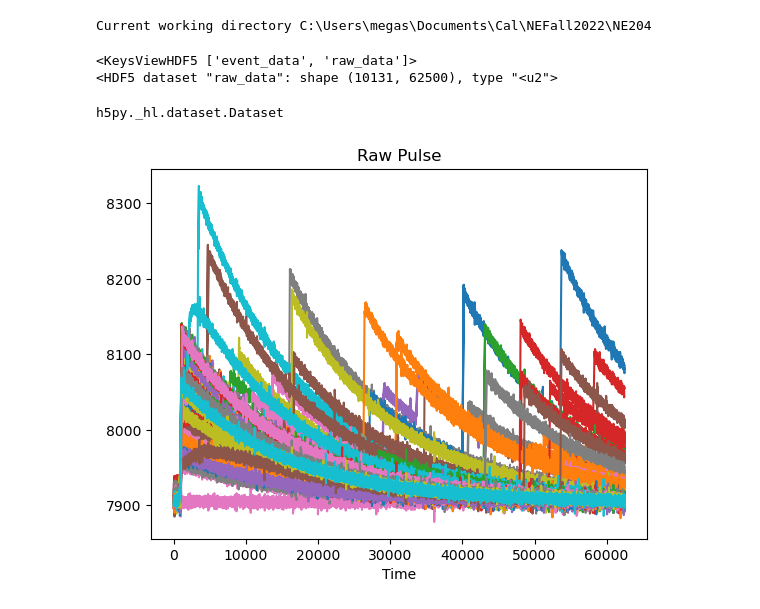
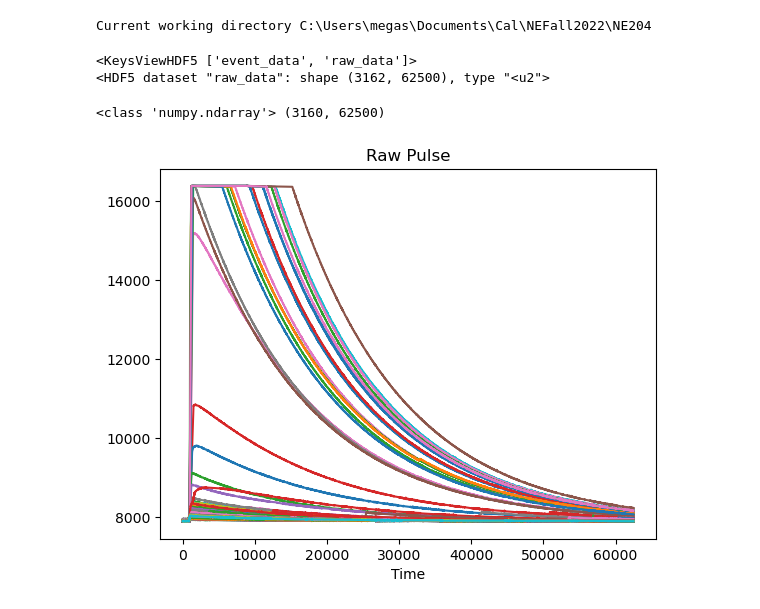
Before and after one commit to cllamb0/NE-204, a Jupyter notebook: Lab-1/Schiferl_NE204_Lab1_9.23.22.ipynb, the cells around one changed output. Drawn from its saved outputs; the diff is of its cells as text; code cells hidden in the pictures.

```diff
--- a/Lab-1/Schiferl_NE204_Lab1_9.23.22.ipynb
+++ b/Lab-1/Schiferl_NE204_Lab1_9.23.22.ipynb
@@ -27,26 +28,28 @@ print ("Current working directory %s" %retval)
 Current working directory C:\Users\megas\Documents\Cal\NEFall2022\NE204
 # %%
 #Input the data file and find the keys
-f = h5py.File(r"C:\Users\megas\Documents\Cal\NEFall2022\Detectors204\lab1\9.12.22_HPGeData\Cs137-1min_10.h5", 'r')
+f = h5py.File(r"C:\Users\megas\Documents\Cal\NEFall2022\Detectors204\lab1\923Data\Cs137-1min.h5", 'r')
 
 #print the keys for the file path
 print(f.keys())
 print(f['raw_data'])
 # %% [output]
 <KeysViewHDF5 ['event_data', 'raw_data']>
-<HDF5 dataset "raw_data": shape (10131, 62500), type "<u2">
+<HDF5 dataset "raw_data": shape (3162, 62500), type "<u2">
+# %%
+pulses = np.array(f['raw_data'])
+pulses = p[:-1]
 # %%
-type(f['raw_data'])
+print(type(pulses), pulses.shape)
 # %% [output]
-h5py._hl.dataset.Dataset
+<class 'numpy.ndarray'> (3160, 62500)
 # %%
-#Plot the raw
-first_pulse = f['raw_data'][0]
+#Plot the raw data
 plt.figure()
 
-for i in range(0, 100):
-    plt.plot(f['raw_data'][i])
+for i in range(0, 1000):
+    plt.plot(pulses[i])
     plt.xlabel('Time')
     plt.title('Raw Pulse')
 # %% [output]
-[figure, old version]
+[figure, new version]
```
Also changed, not shown: parts of 15 cells of this notebook.
